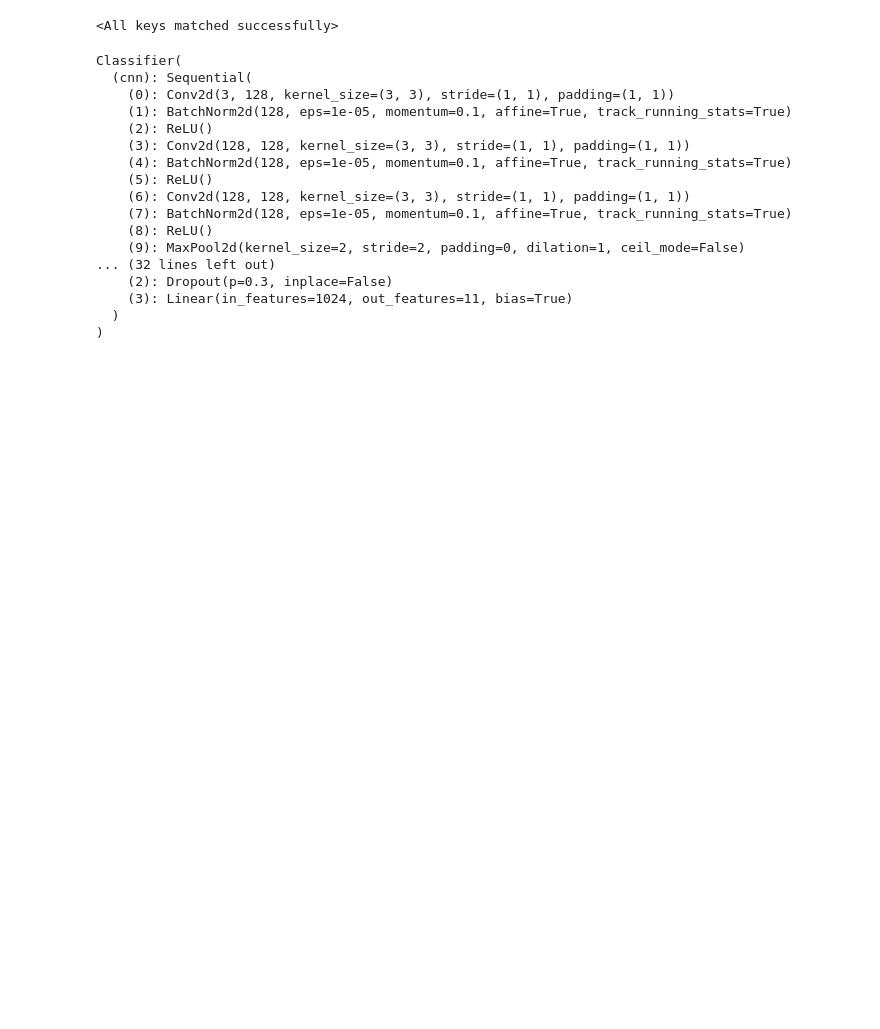
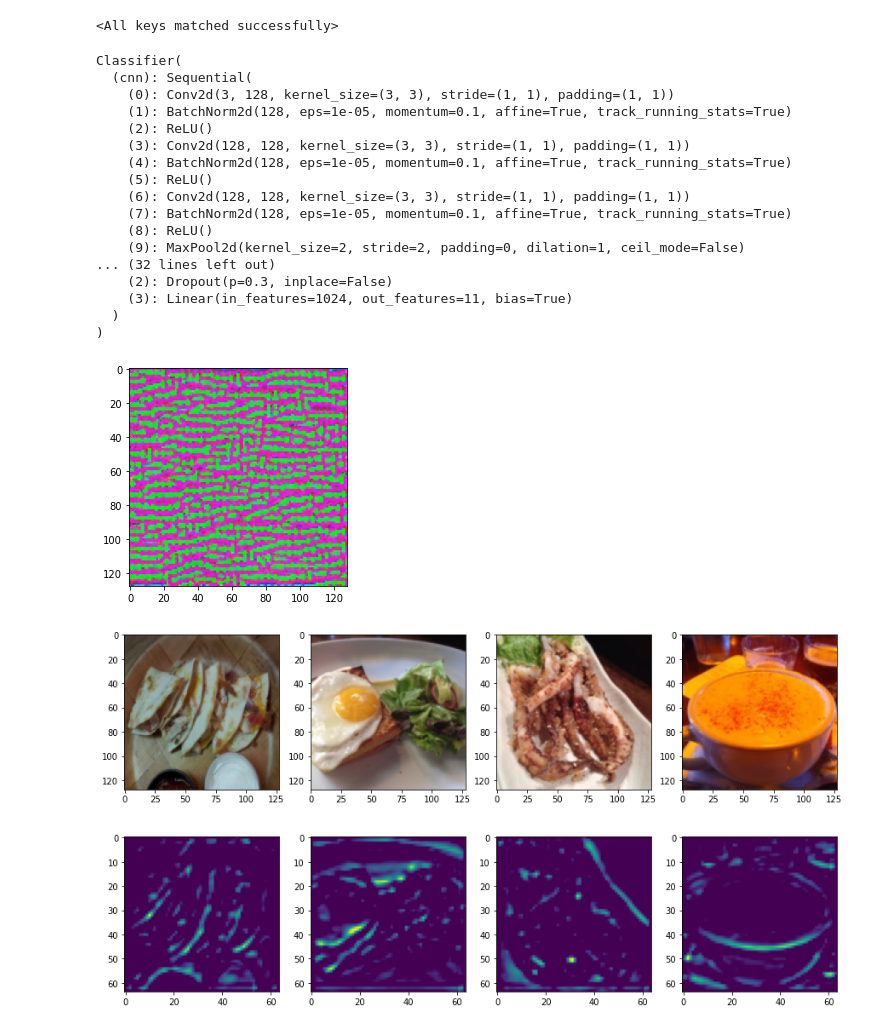
Before and after one commit to atao99/HungyiML, a Jupyter notebook: hw5.ipynb, the cells around one changed output. Drawn from its saved outputs; the diff is of its cells as text; code cells hidden in the pictures; blank space fills up the shorter version.

```diff
--- a/hw5.ipynb
+++ b/hw5.ipynb
@@ -166,7 +168,7 @@ def compute_saliency_maps(x, y, model):
   return saliencies
 # %%
 # 指定想要一起 visualize 的圖片 indices
-img_indices = [22, 4218, 4707, 8598]
+img_indices = [66, 4218, 4707, 8598]
 images, labels = train_set.getbatch(img_indices)
 saliencies = compute_saliency_maps(images, labels, model)
 
@@ -210,0 +272,24 @@ Classifier(
+# %%
+img_indices = [83, 4218, 4707, 8598]
+images, labels = train_set.getbatch(img_indices)
+filter_activations, filter_visualization = filter_explaination(images, model, cnnid=15, filterid=0, iteration=100, lr=0.1)
+
+# 畫出 filter visualization
+plt.imshow(normalize(filter_visualization.permute(1, 2, 0)))
+plt.show()
+plt.close()
+# 根據圖片中的線條，可以猜測第 15 層 cnn 其第 0 個 filter 可能在認一些線條、甚至是 object boundary
+# 因此給 filter 看一堆對比強烈的線條，他會覺得有好多 boundary 可以 activate
+
+# 畫出 filter activations
+fig, axs = plt.subplots(2, len(img_indices), figsize=(15, 8))
+for i, img in enumerate(images):
+  axs[0][i].imshow(img.permute(1, 2, 0))
+for i, img in enumerate(filter_activations):
+  axs[1][i].imshow(normalize(img))
+plt.show()
+plt.close()
+# 從下面四張圖可以看到，activate 的區域對應到一些物品的邊界，尤其是顏色對比較深的邊界
+# %% [output]
+[figure, added]
+[figure, added]
```
Also changed, not shown: parts of 3 cells of this notebook.
